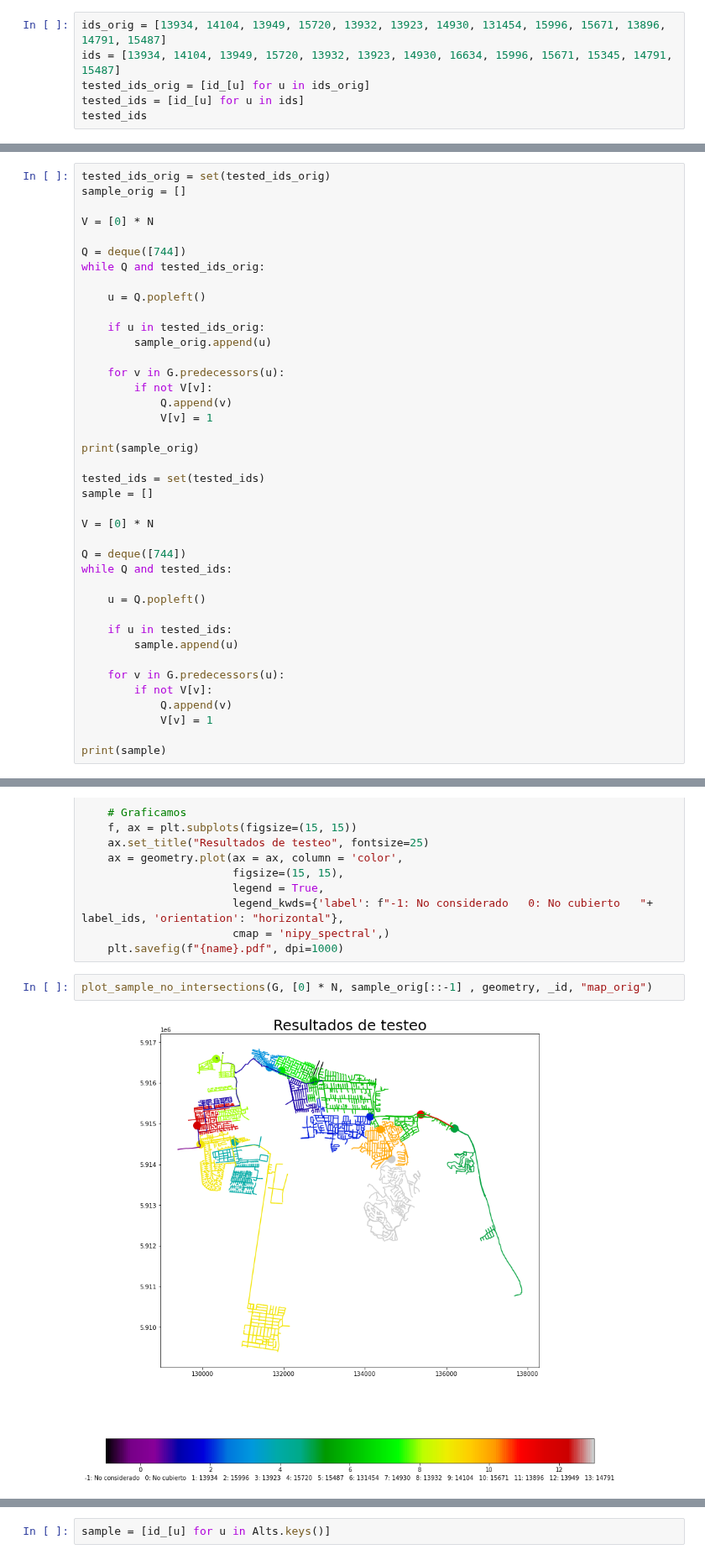
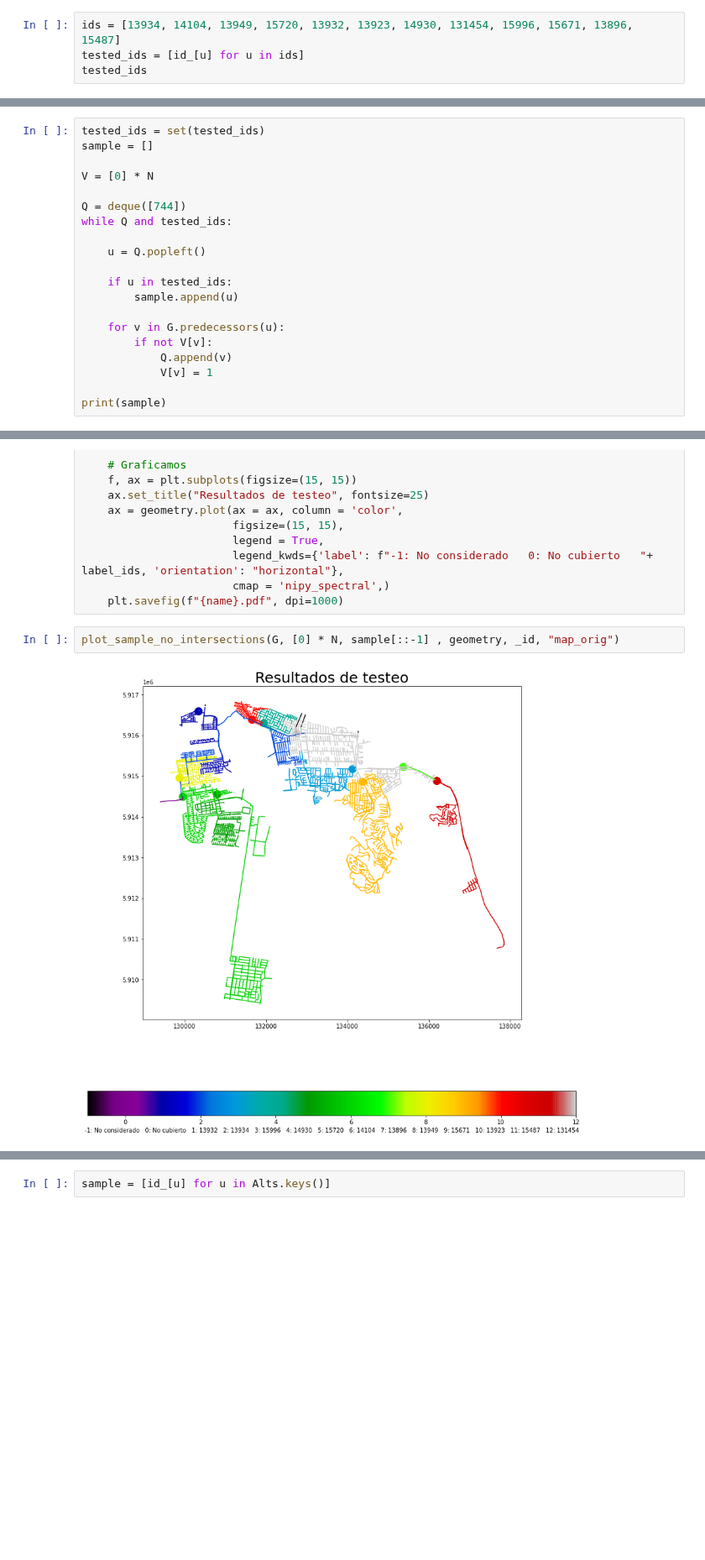
Before and after one commit to josebaboun/Alcantarillado-COVID, a Jupyter notebook: Otros archivos/testing.ipynb, the cells around one changed output, grey strips where cells are left out. Shown at 84% size. Saved outputs shown, nothing was run; the diff lists cells and outputs as text; blank space fills up the shorter version.

```diff
--- a/Otros archivos/testing.ipynb
+++ b/Otros archivos/testing.ipynb
@@ -56,9 +56,7 @@ get_size_weight(G, W, [0] * N, 744)
 # %% [output]
 (4586, 110204.42095686687)
 # %%
-ids_orig = [13934, 14104, 13949, 15720, 13932, 13923, 14930, 131454, 15996, 15671, 13896, 14791, 15487]
-ids = [13934, 14104, 13949, 15720, 13932, 13923, 14930, 16634, 15996, 15671, 15345, 14791, 15487]
-tested_ids_orig = [id_[u] for u in ids_orig]
+ids = [13934, 14104, 13949, 15720, 13932, 13923, 14930, 131454, 15996, 15671, 13896, 15487]
 tested_ids = [id_[u] for u in ids]
 tested_ids
 # %% [output]
@@ -66,24 +64,4 @@ tested_ids
 # %%
-tested_ids_orig = set(tested_ids_orig)
-sample_orig = []
-
-V = [0] * N
-
-Q = deque([744])
-while Q and tested_ids_orig:
-
-    u = Q.popleft()
-
-    if u in tested_ids_orig:
-        sample_orig.append(u)
-
-    for v in G.predecessors(u):
-        if not V[v]:
-            Q.append(v)
-            V[v] = 1
-
-print(sample_orig)
-
 tested_ids = set(tested_ids)
 sample = []
 
@@ -194,6 +170,6 @@ def plot_sample_no_intersections(G, V_, sample, geom, _id, name):
                        cmap = 'nipy_spectral',)
     plt.savefig(f"{name}.pdf", dpi=1000)
 # %%
-plot_sample_no_intersections(G, [0] * N, sample_orig[::-1] , geometry, _id, "map_orig")
+plot_sample_no_intersections(G, [0] * N, sample[::-1] , geometry, _id, "map_orig")
 # %% [output]
-[figure, old version]
+[figure, new version]
```
Also changed, not shown: parts of 15 cells of this notebook, 4 other files.
